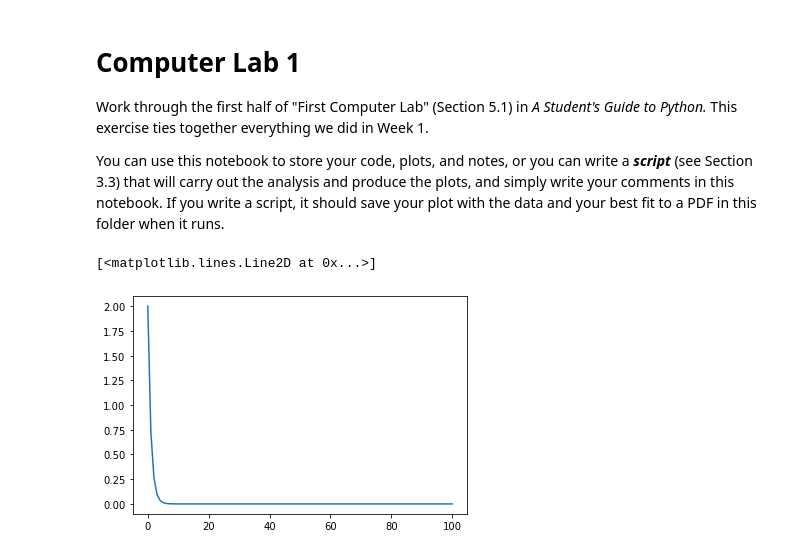
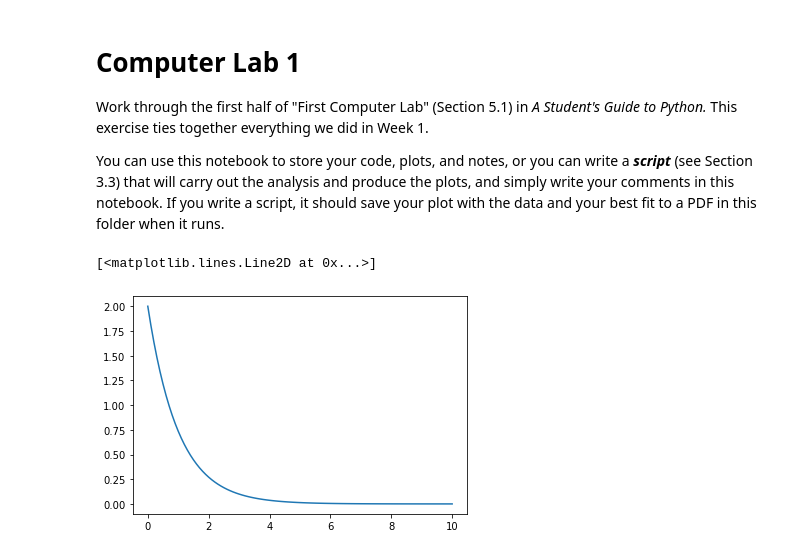
Before and after one commit to kvkp/biophysics, a Jupyter notebook: week-02/computer-lab-1.ipynb, the cells around one changed output. Saved outputs shown, nothing was run; the diff lists cells and outputs as text; code cells hidden in the pictures.

```diff
--- a/week-02/computer-lab-1.ipynb
+++ b/week-02/computer-lab-1.ipynb
@@ -7,23 +7,23 @@ You can use this notebook to store your code, plots, and notes, or you can write
 # %%
 import numpy as np
 import matplotlib.pyplot as plt
 import math
 
 a=1
 al=1
 
 b=1
 be=1
 
 #time=1
 
-time = np.linspace(0,100,100)
+time = np.linspace(0,10,101)
 vl = a*np.exp(-al*time)+b*np.exp(-be*time)
 
 plt.plot(time,vl)
 # %% [output]
 [<matplotlib.lines.Line2D at 0x...>]
-[figure, old version]
+[figure, new version]
 # %%
 
 
```
Also changed, not shown: parts of 3 cells of this notebook, 2 other files.
